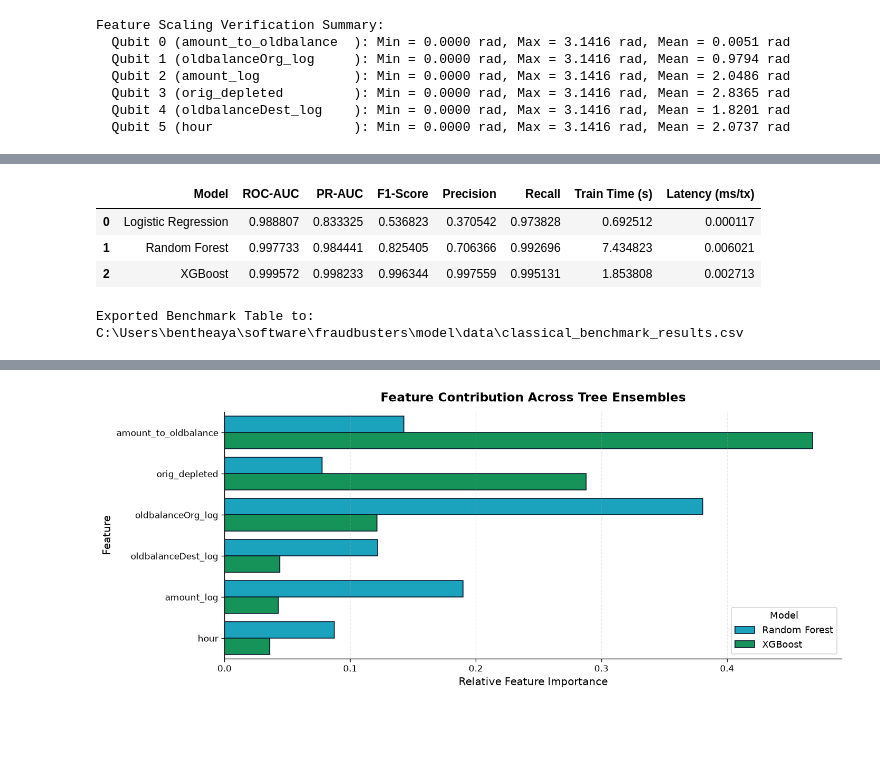
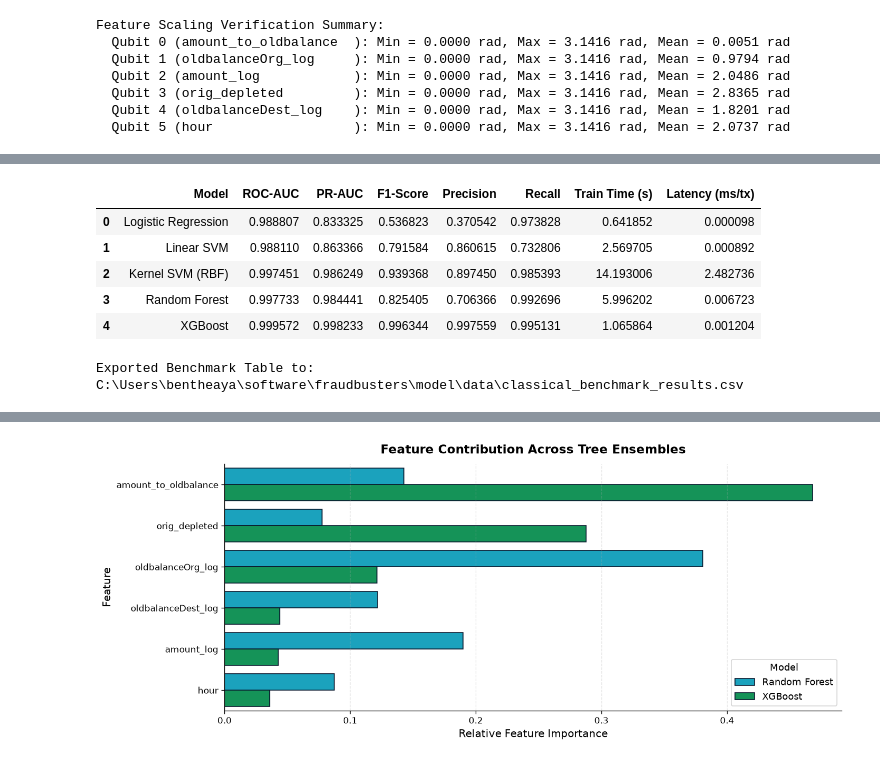
Before and after one commit to Q-solve/QS-FinTech-T3, a Jupyter notebook: model/QSVM_FinTech_Team3.ipynb, the cells around one changed output, grey strips where cells are left out. Saved outputs shown, nothing was run; the diff lists cells and outputs as text; code cells hidden in the pictures; blank space fills up the shorter version.

```diff
--- a/model/QSVM_FinTech_Team3.ipynb
+++ b/model/QSVM_FinTech_Team3.ipynb
@@ -1089,8 +1052,7 @@ In mobile money fraud detection, overall accuracy is meaningless (predicting all
 # %%
 # ==============================================================================
-# 5.1 Training & Evaluating Classical Baselines
+# 5.1 Training & Evaluating Classical Baselines (Including Classical SVM)
 # ==============================================================================
-# Load standardized, reproducible split from Phase 1
 data = np.load(os.path.join(ARTIFACT_DIR, "processed_train_test.npz"))
 X_train_bench = data['X_train']
 X_test_bench = data['X_test']
@@ -1098,39 +1060,39 @@ y_train_bench = data['y_train']
 y_test_bench = data['y_test']
 feature_names_bench = data['feature_names']
 
-# Calculate negative to positive ratio for XGBoost scale_pos_weight
 neg_pos_ratio = (len(y_train_bench) - y_train_bench.sum()) / y_train_bench.sum()
 print(f"Benchmark Dataset Loaded:")
 print(f"  X_train: {X_train_bench.shape} | Fraud Count: {y_train_bench.sum():,} ({y_train_bench.mean()*100:.2f}%)")
 print(f"  X_test:  {X_test_bench.shape}  | Fraud Count: {y_test_bench.sum():,} ({y_test_bench.mean()*100:.2f}%)")
 print(f"  Negative-to-Positive Class Weight Ratio: {neg_pos_ratio:.2f}")
 
-# Model Dictionary Definitions
+# Subsample N=20,000 for Kernel SVM (RBF) to demonstrate O(N^2) scaling & direct QSVM counterpart
+X_sub_rbf, _, y_sub_rbf, _ = train_test_split(
+    X_train_bench, y_train_bench, train_size=20000, stratify=y_train_bench, random_state=RANDOM_STATE
+)
+print(f"  Kernel SVM (RBF) Stratified Training Subset: {X_sub_rbf.shape} ({y_sub_rbf.sum()} frauds)")
+
+# Baseline Model Dictionary: Full Suite (Linear + Kernel SVM + Tree Ensembles)
 baseline_models = {
-    'Logistic Regression': LogisticRegression(
-        class_weight='balanced',
-        max_iter=1000,
-        random_state=RANDOM_STATE,
-        solver='lbfgs'
+    'Logistic Regression': (
+        LogisticRegression(class_weight='balanced', max_iter=1000, random_state=RANDOM_STATE, solver='lbfgs'),
+        X_train_bench, y_train_bench
     ),
-    'Random Forest': RandomForestClassifier(
-        n_estimators=100,
-        max_depth=12,
-        min_samples_split=10,
-        class_weight='balanced',
-        random_state=RANDOM_STATE,
-        n_jobs=-1
+    'Linear SVM': (
+        CalibratedClassifierCV(estimator=LinearSVC(class_weight='balanced', max_iter=2000, random_state=RANDOM_STATE)),
+        X_train_bench, y_train_bench
     ),
-    'XGBoost': xgb.XGBClassifier(
-        n_estimators=100,
-        max_depth=6,
-        learning_rate=0.1,
-        scale_pos_weight=neg_pos_ratio,
-        subsample=0.8,
-        colsample_bytree=0.8,
-        eval_metric='logloss',
-        random_state=RANDOM_STATE,
-        n_jobs=-1
+    'Kernel SVM (RBF)': (
+        CalibratedClassifierCV(estimator=SVC(kernel='rbf', class_weight='balanced', random_state=RANDOM_STATE)),
+        X_sub_rbf, y_sub_rbf
+    ),
+    'Random Forest': (
+        RandomForestClassifier(n_estimators=100, max_depth=12, min_samples_split=10, class_weight='balanced', random_state=RANDOM_STATE, n_jobs=-1),
+        X_train_bench, y_train_bench
+    ),
+    'XGBoost': (
+        xgb.XGBClassifier(n_estimators=100, max_depth=6, learning_rate=0.1, scale_pos_weight=neg_pos_ratio, subsample=0.8, colsample_bytree=0.8, eval_metric='logloss', random_state=RANDOM_STATE, n_jobs=-1),
+        X_train_bench, y_train_bench
     )
 }
 
@@ -1139,15 +1101,15 @@ fitted_models = {}
 predictions = {}
 probabilities = {}
 
-print("\nTraining classical models and measuring latency...")
-for name, model in baseline_models.items():
-    # 1. Measure Training Time
+print("\nTraining all 5 classical models and measuring latency...")
+for name, (model, X_tr, y_tr) in baseline_models.items():
+    # 1. Training Time
     t_start = time.time()
-    model.fit(X_train_bench, y_train_bench)
+    model.fit(X_tr, y_tr)
     t_train = time.time() - t_start
     fitted_models[name] = model
 
-    # 2. Measure Inference Latency over full test set
+    # 2. Inference Latency over test set (40,000 samples)
     t_start = time.time()
     probs = model.predict_proba(X_test_bench)[:, 1]
     preds = model.predict(X_test_bench)
@@ -1157,7 +1119,7 @@ for name, model in baseline_models.items():
     predictions[name] = preds
     probabilities[name] = probs
 
-    # 3. Compute Comprehensive Performance Metrics
+    # 3. Compute Metrics
     roc_auc = roc_auc_score(y_test_bench, probs)
     pr_auc = average_precision_score(y_test_bench, probs)
     f1 = f1_score(y_test_bench, preds)
@@ -1179,18 +1141,16 @@ for name, model in baseline_models.items():
         'FN': cm[1, 0],
         'TP': cm[1, 1]
     })
-    print(f"  ✓ {name:20s} | PR-AUC: {pr_auc:.4f} | ROC-AUC: {roc_auc:.4f} | F1: {f1:.4f} | Latency: {latency_per_tx_ms:.4f} ms")
+    print(f"  ✓ {name:20s} | PR-AUC: {pr_auc:.4f} | ROC-AUC: {roc_auc:.4f} | F1: {f1:.4f} | Recall: {rec:.4f} | Latency: {latency_per_tx_ms:.4f} ms")
 
 benchmark_df = pd.DataFrame(benchmark_records)
 
-# Format and Display Benchmark Table
 print("\n" + "="*95)
-print("CLASSICAL BASELINE BENCHMARK RESULTS TABLE")
+print("CLASSICAL BASELINE BENCHMARK RESULTS TABLE (5 PARADIGMS)")
 print("="*95)
 display_cols = ['Model', 'ROC-AUC', 'PR-AUC', 'F1-Score', 'Precision', 'Recall', 'Train Time (s)', 'Latency (ms/tx)']
 display(benchmark_df[display_cols])
 
-# Save benchmark table to disk for Backend and Dashboard teammates
 benchmark_csv_path = os.path.join(ARTIFACT_DIR, "classical_benchmark_results.csv")
 benchmark_df[display_cols].to_csv(benchmark_csv_path, index=False)
 print(f"\nExported Benchmark Table to: {benchmark_csv_path}")
@@ -1210,8 +1173,10 @@ CLASSICAL BASELINE BENCHMARK RESULTS TABLE
 ===============================================================================================
 |  | Model | ROC-AUC | PR-AUC | F1-Score | Precision | Recall | Train Time (s) | Latency (ms/tx) |
-| 0 | Logistic Regression | 0.988807 | 0.833325 | 0.536823 | 0.370542 | 0.973828 | 0.692512 | 0.000117 |
-| 1 | Random Forest | 0.997733 | 0.984441 | 0.825405 | 0.706366 | 0.992696 | 7.434823 | 0.006021 |
-| 2 | XGBoost | 0.999572 | 0.998233 | 0.996344 | 0.997559 | 0.995131 | 1.853808 | 0.002713 |
+| 0 | Logistic Regression | 0.988807 | 0.833325 | 0.536823 | 0.370542 | 0.973828 | 0.641852 | 0.000098 |
+| 1 | Linear SVM | 0.988110 | 0.863366 | 0.791584 | 0.860615 | 0.732806 | 2.569705 | 0.000892 |
+| 2 | Kernel SVM (RBF) | 0.997451 | 0.986249 | 0.939368 | 0.897450 | 0.985393 | 14.193006 | 2.482736 |
+| 3 | Random Forest | 0.997733 | 0.984441 | 0.825405 | 0.706366 | 0.992696 | 5.996202 | 0.006723 |
+| 4 | XGBoost | 0.999572 | 0.998233 | 0.996344 | 0.997559 | 0.995131 | 1.065864 | 0.001204 |
 Exported Benchmark Table to: C:\Users\bentheaya\software\fraudbusters\model\data\classical_benchmark_results.csv
 # %%
 # ==============================================================================
```
Also changed, not shown: parts of 22 cells of this notebook, 1 other file.
